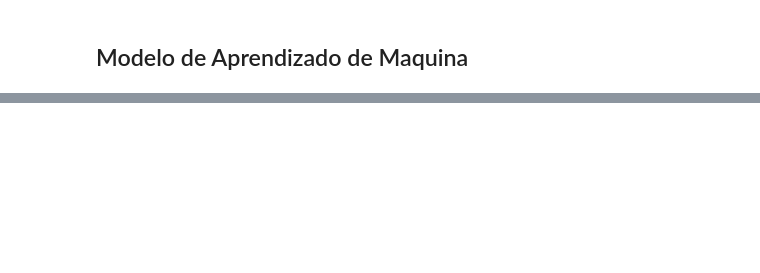
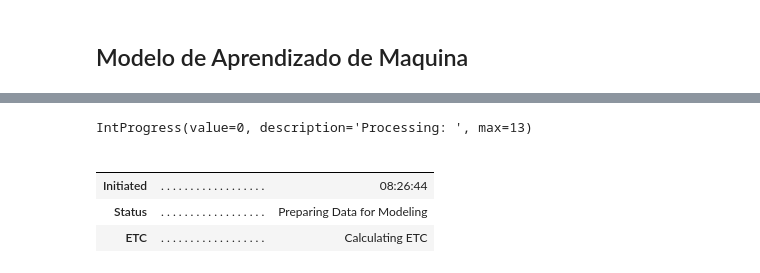
Before and after one commit to Andre-Sacilotti/ML-NLP-Questions, a Jupyter notebook: NLP - Classificador de Artistas.ipynb, the cells around one changed output, grey strips where cells are left out. Saved outputs shown, nothing was run; the diff lists cells and outputs as text; code cells hidden in the pictures; blank space fills up the shorter version.

Commit message:
Otimização de modelos NLP

```diff
--- a/NLP - Classificador de Artistas.ipynb
+++ b/NLP - Classificador de Artistas.ipynb
@@ -186,0 +350,14 @@ tfidf_without_stopword = TfidfVectorizer().f
+# %%
+from pycaret.classification import *
+clf1 = setup(entire_data, target='artista')
+
+# return best model
+lr = create_model('lr')
+lr
+# %% [output]
+IntProgress(value=0, description='Processing: ', max=13)
+|  |  |  |
+|  |  |  |
+| Initiated | . . . . . . . . . . . . . . . . . . | 08:26:44 |
+| Status | . . . . . . . . . . . . . . . . . . | Preparing Data for Modeling |
+| ETC | . . . . . . . . . . . . . . . . . . | Calculating ETC |
```
Also changed, not shown: parts of 42 cells of this notebook, 1 other file.
